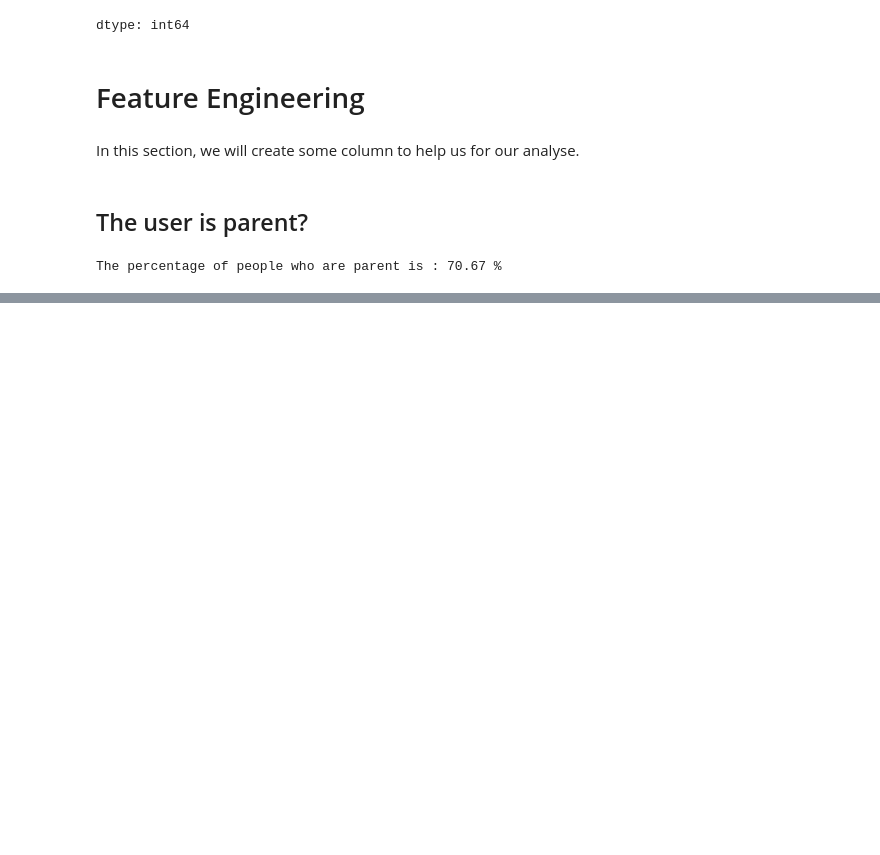
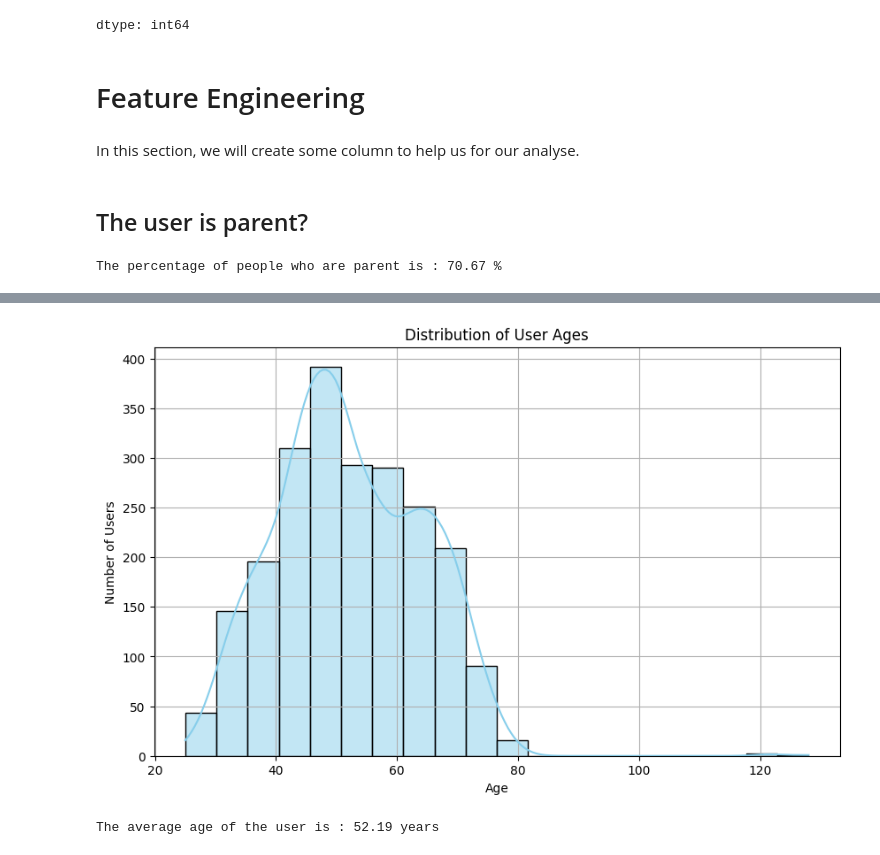
Before and after one commit to AurelienGgt/Customer-Personality-Analysis, a Jupyter notebook: Analyse.ipynb, the cells around one changed output, grey strips where cells are left out. Saved outputs shown, nothing was run; the diff lists cells and outputs as text; code cells hidden in the pictures; blank space fills up the shorter version.

Commit message:
Added a column age of the user

```diff
--- a/Analyse.ipynb
+++ b/Analyse.ipynb
@@ -213,0 +218,2 @@ The percentage of people who are parent is : 70.67 %
+# %%
+df['Age_of_user'] = 2021 - df['Year_Birth']
@@ -213,0 +234,14 @@ The percentage of people who are parent is : 70.67 %
+# %%
+plt.figure(figsize=(10, 6))
+sns.histplot(df['Age_of_user'], kde=True, bins=20, color='skyblue')  # Use histplot for age distribution (better for me)
+plt.title('Distribution of User Ages')
+plt.xlabel('Age')
+plt.ylabel('Number of Users')
+plt.grid(True)
+plt.show()
+# %% [output]
+[figure, added]
+# %%
+print(f"The average age of the user is : {round(df['Age_of_user'].mean(),2)} years")
+# %% [output]
+The average age of the user is : 52.19 years
```
Also changed, not shown: parts of 3 cells of this notebook.
